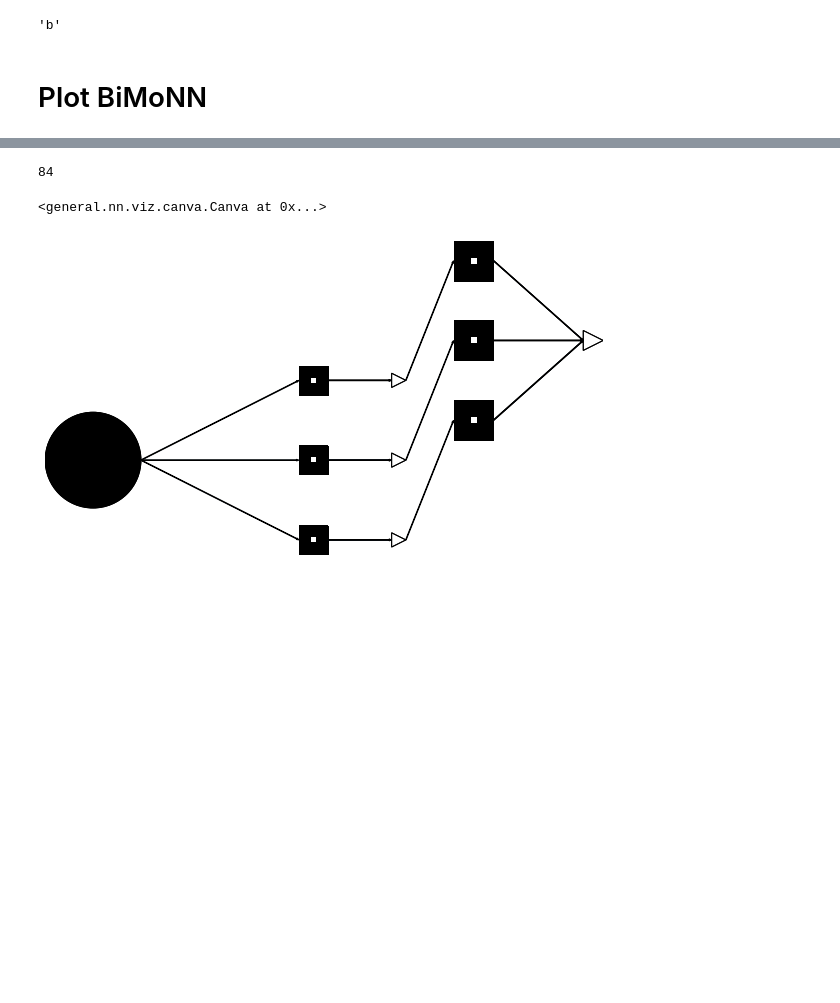
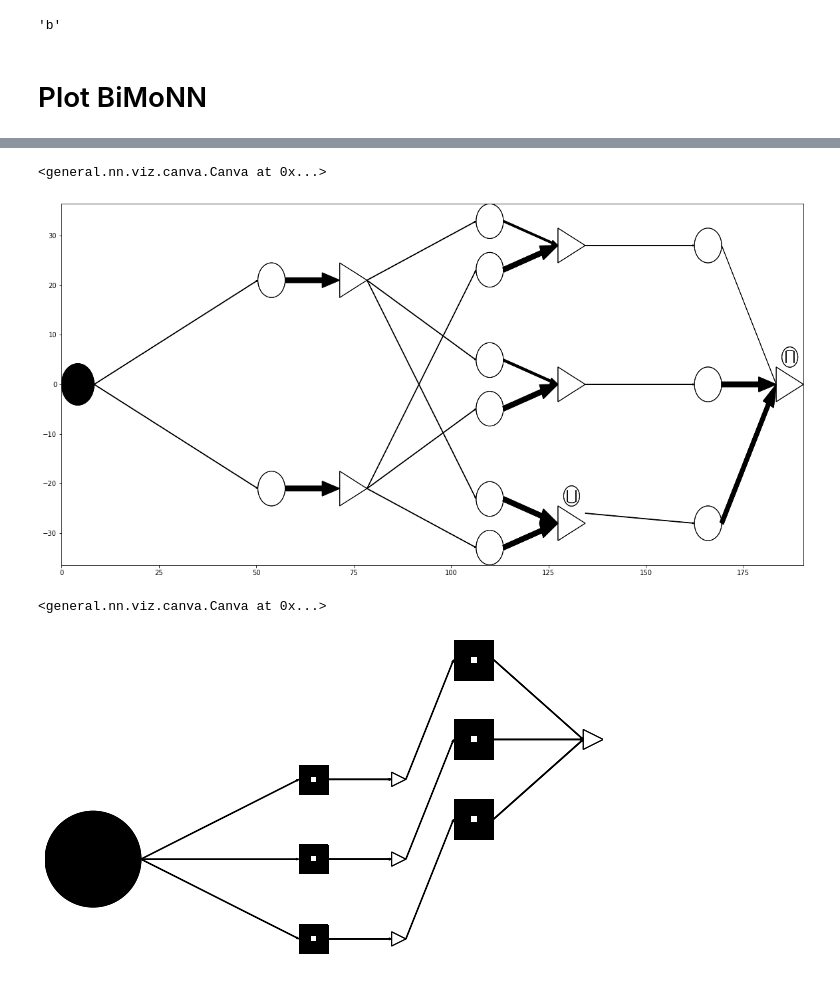
Before and after one commit to TheodoreAouad/3d_segm, a Jupyter notebook: Notebooks/Sandbox.ipynb, the cells around one changed output, grey strips where cells are left out. Cells and saved outputs as stored; diff of their text form; code cells hidden in the pictures; blank space fills up the shorter version.

```diff
--- a/Notebooks/Sandbox.ipynb
+++ b/Notebooks/Sandbox.ipynb
@@ -224,7 +257,10 @@ viz.draw(figsize=(10, 10), axis="on")
 # %%
-viz.box_height
+reload_modules()
+viz = bviz.BimonnVizualiser(net, mode='selem')
+viz.draw(axis="on", figsize=(20, 10))
 # %% [output]
-84
+<general.nn.viz.canva.Canva at 0x...>
+[figure, added]
 # %%
 reload_modules()
 viz = bviz.BimonnVizualiser(net)
```
Also changed, not shown: parts of 10 cells of this notebook, 20 other files.
